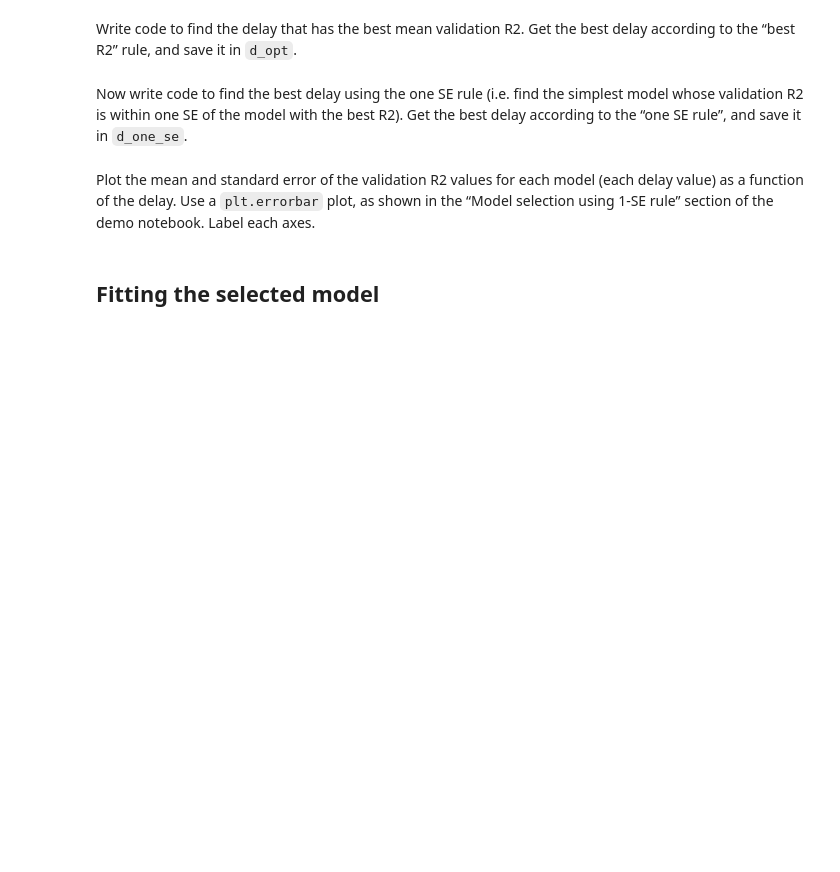
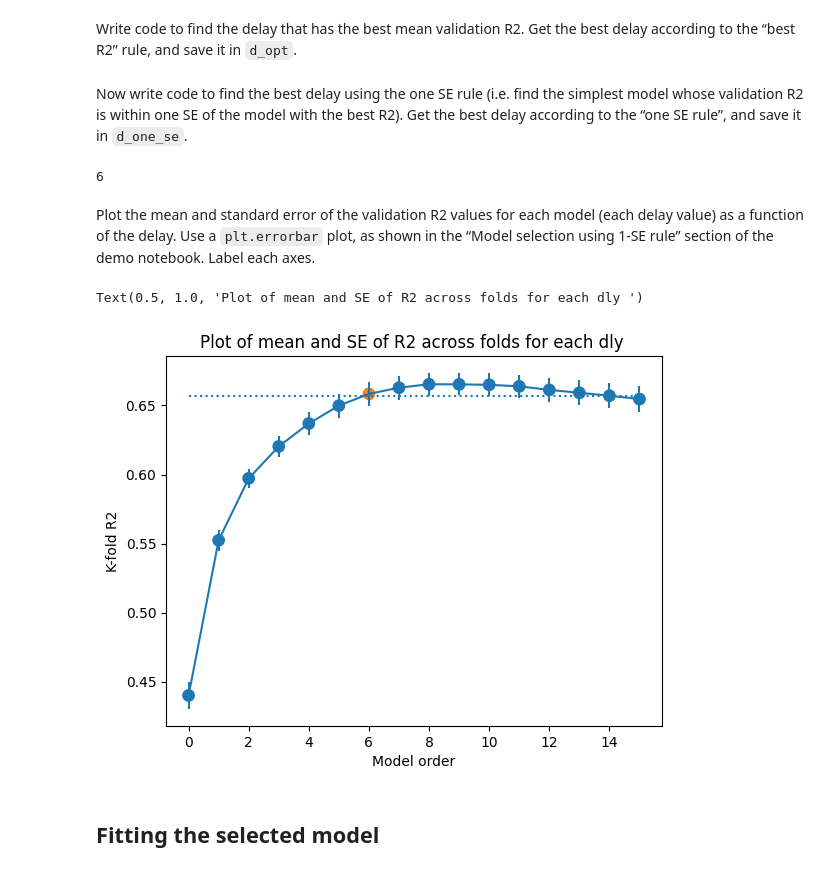
Before and after one commit to volcanicbottle/ai-study-helper, a Jupyter notebook: notebooks/4-neural-model-selection-hw.ipynb, the cells around one changed output. Cells and saved outputs as stored; diff of their text form; code cells hidden in the pictures; blank space fills up the shorter version.

```diff
--- a/notebooks/4-neural-model-selection-hw.ipynb
+++ b/notebooks/4-neural-model-selection-hw.ipynb
@@ -536,2 +534,16 @@ Now write code to find the best delay using the one SE rule (i.e. find the simp
+# %%
+# TODO: Use K-fold CV (continued)
+# TODO: Use K-fold CV (continued)
+
+idx_max = np.argmax(Rsq.mean(axis=1))
+target_r2 = Rsq[idx_max,:].mean() - Rsq[idx_max,:].std()/np.sqrt(nfold-1)
+# np.where returns indices of values where condition is satisfied
+idx_one_se_r2 = np.where(Rsq.mean(axis=1) >= target_r2)
+d_one_se = np.min(dtest_list[idx_one_se_r2])
+
+
+d_one_se
+# %% [output]
+6
 # %% [markdown]
 Plot the mean and standard error of the validation R2 values for each model (each delay value) as a function of the delay. Use a `plt.errorbar` plot, as shown in the “Model selection using 1-SE rule” section of the demo notebook. Label each axes.
@@ -540,3 +550,17 @@ Plot the mean and standard error of the validation R2 values for each model (eac
+# %%
+# TODO: Visualize mean and SE of R2 across folds for each dly
+# TODO: Visualize mean and SE of R2 across folds for each dly
+
+plt.errorbar(x=dtest_list, y=np.mean(Rsq,axis =1), yerr=Rsq.std(axis=1)/np.sqrt(nfold-1));
+plt.hlines(y=target_r2, xmin=np.min(dtest_list), xmax=np.max(dtest_list), ls='dotted')
+sns.scatterplot(x=dtest_list, y=Rsq.mean(axis=1), hue=dtest_list==d_one_se, s=100, legend=False);
+
+plt.xlabel("Model order");
+plt.ylabel("K-fold R2");
+plt.title("Plot of mean and SE of R2 across folds for each dly ")
+# %% [output]
+Text(0.5, 1.0, 'Plot of mean and SE of R2 across folds for each dly ')
+[figure, added]
 # %% [markdown]
 Fitting the selected model
 --------------------------
```
Also changed, not shown: parts of 3 cells of this notebook.
